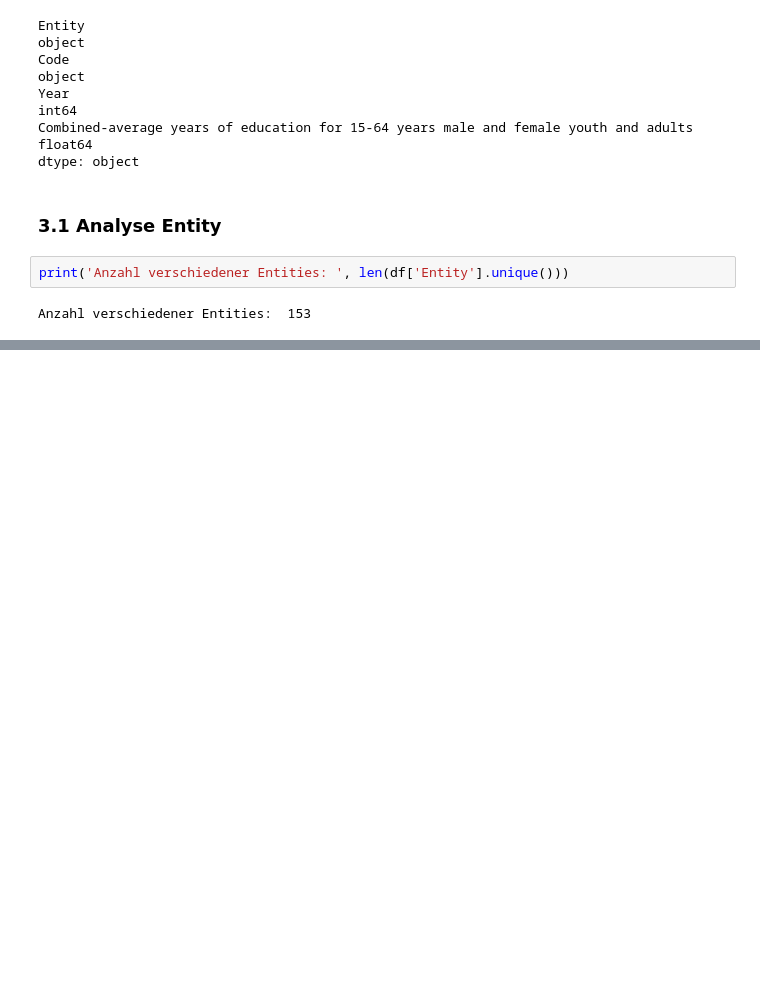
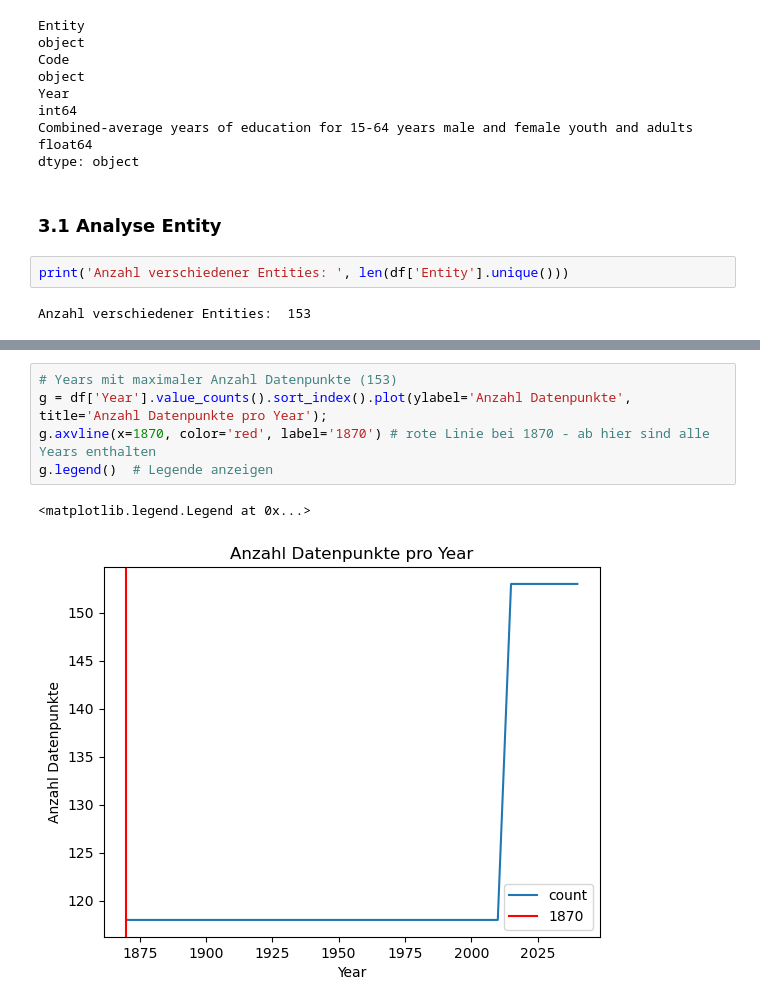
Before and after one commit to GaiaCapoferri/Python-Leistungsnachweis-GDK, a Jupyter notebook: Python Leistungsnachweis.ipynb, the cells around one changed output, grey strips where cells are left out. Drawn from its saved outputs; the diff is of its cells as text; blank space fills up the shorter version.

```diff
--- a/Python Leistungsnachweis.ipynb
+++ b/Python Leistungsnachweis.ipynb
@@ -66,0 +145,8 @@ Anzahl verschiedener Entities:  153
+# %%
+# Years mit maximaler Anzahl Datenpunkte (153)
+g = df['Year'].value_counts().sort_index().plot(ylabel='Anzahl Datenpunkte', title='Anzahl Datenpunkte pro Year');
+g.axvline(x=1870, color='red', label='1870') # rote Linie bei 1870 - ab hier sind alle Years enthalten
+g.legend()  # Legende anzeigen
+# %% [output]
+<matplotlib.legend.Legend at 0x...>
+[figure, added]
```
Also changed, not shown: parts of 12 cells of this notebook.
